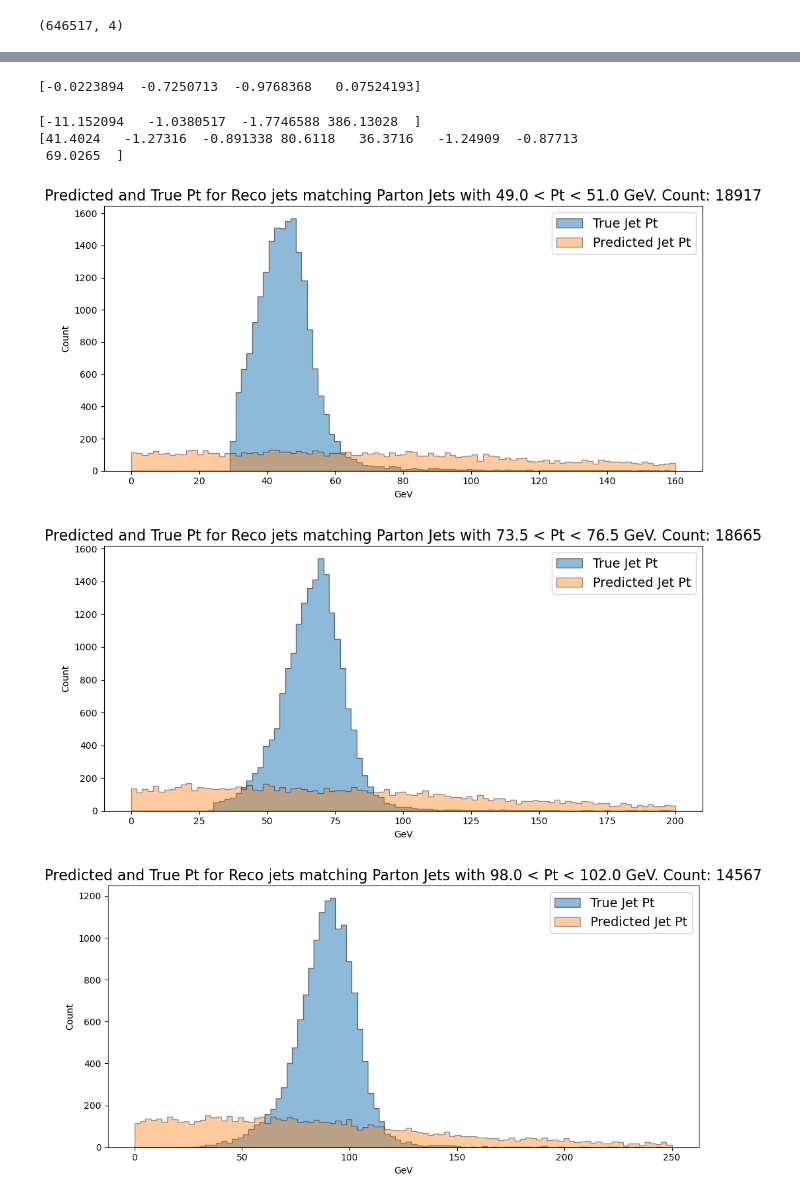
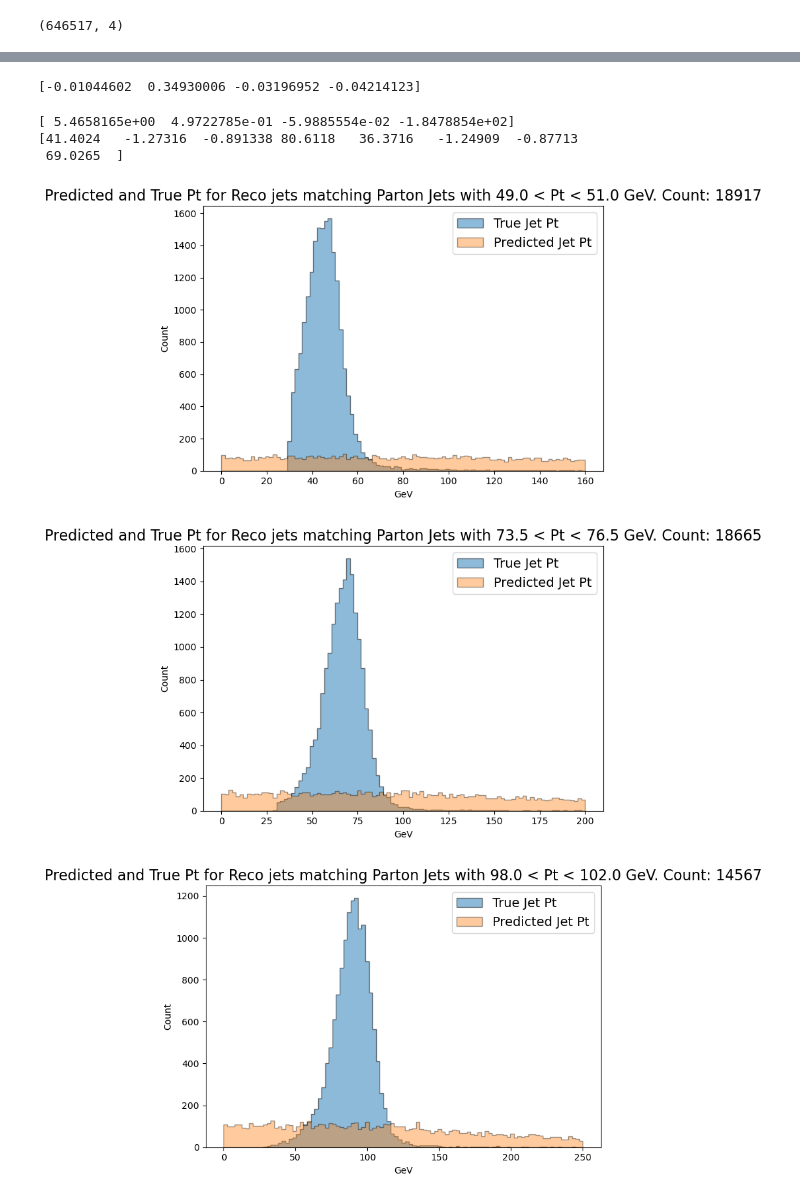
Before and after one commit to jblue1/falcon, a Jupyter notebook: notebooks/evaluateCWGAN.ipynb, the cells around one changed output, grey strips where cells are left out. Saved outputs shown, nothing was run; the diff lists cells and outputs as text; code cells hidden in the pictures.

```diff
--- a/notebooks/evaluateCWGAN.ipynb
+++ b/notebooks/evaluateCWGAN.ipynb
@@ -13,6 +13,6 @@ print(os.environ['CUDA_VISIBLE_DEVICES'])
 sys.path.append('../src/cWGAN/')
 import model
 # %%
-save_dir = '../models/cWGAN/Run_2020-11-30_17/'
+save_dir = '../models/cWGAN/Run_2020-12-01_35/'
 assert(os.path.isdir(save_dir))
 # %%
@@ -93,7 +83,7 @@ train_dataset = tf.data.Dataset.from_tensor_slices((trainParton, trainPf))
 # %% [output]
 10101
 # %%
-cwgan = model.cWGAN(train_dataset, num_batches)
+cwgan = model.cWGAN(5, 64)
 # %%
-cwgan.generator.load_weights(save_dir + '/training_checkpoints/gen_15000')
+cwgan.generator.load_weights(save_dir + '/training_checkpoints/gen_2')
 # %% [output]
@@ -117,7 +107,7 @@ Wall time: 6.46 s
 # %%
 print(predict[0])
 # %% [output]
-[-0.0223894  -0.7250713  -0.9768368   0.07524193]
+[-0.01044602  0.34930006 -0.03196952 -0.04214123]
 # %%
 predict[:, 0] = predict[:, 0]*partonPtMax + partonPtMin
 predict[:, 1:3] = predict[:, 1:3] * partonStd + partonMean
@@ -130,40 +120,40 @@ data[:, 3] = data[:, 3]*partonEMax + partonEMin
 print(predict[0])
 print(data[0])
 # %% [output]
-[-11.152094   -1.0380517  -1.7746588 386.13028  ]
+[ 5.4658165e+00  4.9722785e-01 -5.9885554e-02 -1.8478854e+02]
 [41.4024   -1.27316  -0.891338 80.6118   36.3716   -1.24909  -0.87713
  69.0265  ]
 # %%
 range_highs = [160, 200, 250, 250, 400, 500, 600, 700]
 range_lows = [0, 0, 0, 0, 0, 0, 0, 0]
 j = 0
 for center in [50, 75, 100, 125, 150, 200, 250, 300]:
     recoPt = []
     predPt = []
     low = center - center/50
     high = center + center/50
     for i in range(len(data)):
         if (data[i, 0] > low and data[i, 0] < high):
             recoPt.append(data[i, 4])
             predPt.append(predict[i, 0])
     bins = np.linspace(range_lows[j], range_highs[j], 100)
-    fig = plt.figure(figsize=(10,5), dpi=100)
+    fig = plt.figure(figsize=(7,5), dpi=100)
     ax = fig.add_subplot(111)
     ax.hist(recoPt, bins=bins, label='True Jet Pt', alpha=0.5, ec="k", histtype='stepfilled')
     ax.hist(predPt, bins=bins, label='Predicted Jet Pt', alpha=0.4, ec="k", histtype='stepfilled')
     #ax.hist(energy, bins=bins, label='E', alpha=0.5)
     ax.set_xlabel("GeV")
     ax.set_ylabel("Count")
     ax.set_title("Predicted and True Pt for Reco jets matching Parton Jets with {} < Pt < {} GeV. Count: {}".format(low, high, len(recoPt)), fontsize=16)
     #ax.axvline(x=center/2)
 
     ax.legend(fontsize=14)
     plt.tight_layout()
     #ax.set_yscale('log')
     plt.show()
     #fig.savefig("PtDistLog{}.pdf".format(j), facecolor="white", transparent="True")
     j+=1
 # %% [output]
-[figure, old version]
+[figure, new version]
-[figure, old version]
+[figure, new version]
-[figure, old version]
+[figure, new version]
```
Also changed, not shown: parts of 5 cells of this notebook.
